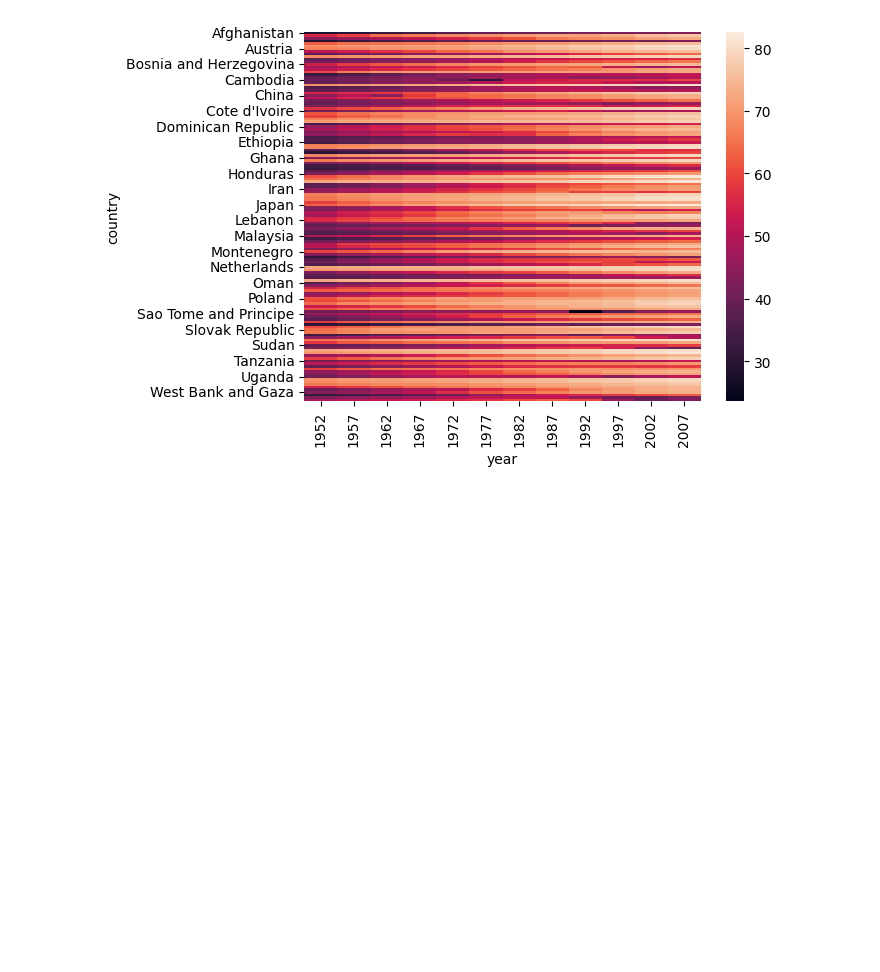
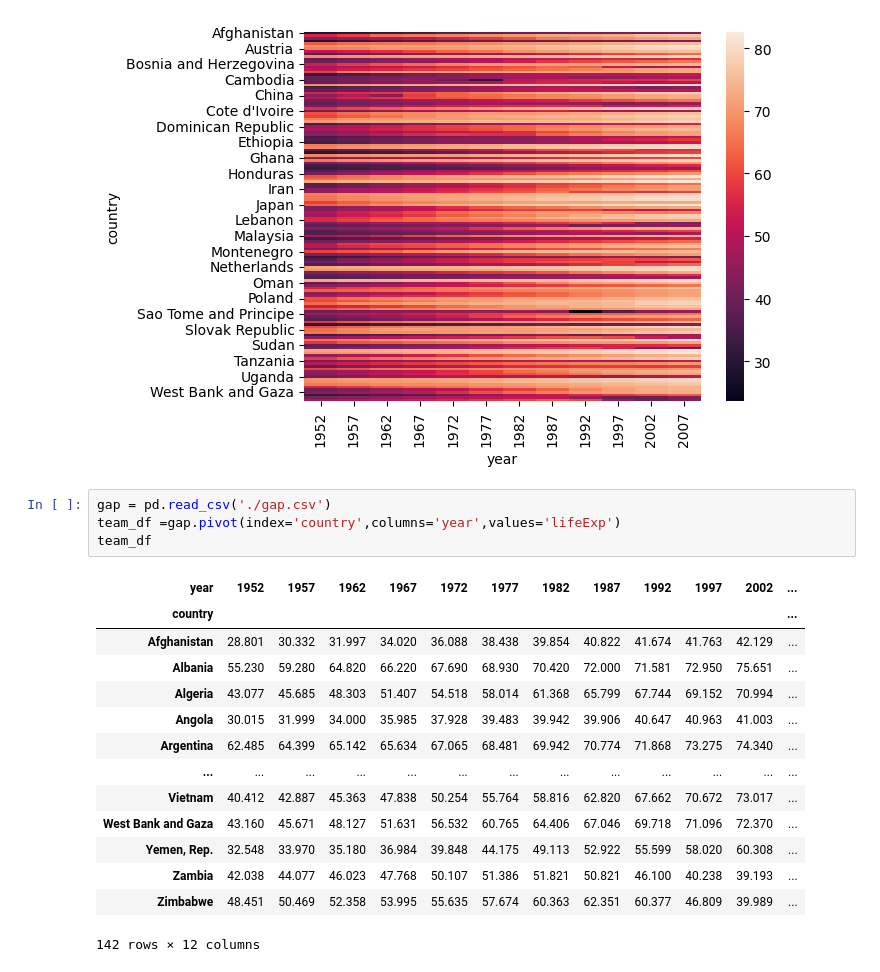
Before and after one commit to dheeraj0342/DSML, a Jupyter notebook: seaborn.ipynb, the cells around one changed output. Cells and saved outputs as stored; diff of their text form; blank space fills up the shorter version.

```diff
--- a/seaborn.ipynb
+++ b/seaborn.ipynb
@@ -85,3 +85,22 @@ sns.heatmap(gap)
 # %% [output]
 <Axes: xlabel='year', ylabel='country'>
 [figure]
+# %%
+gap = pd.read_csv('./gap.csv')
+team_df =gap.pivot(index='country',columns='year',values='lifeExp')
+team_df
+# %% [output]
+| year | 1952 | 1957 | 1962 | 1967 | 1972 | 1977 | 1982 | 1987 | 1992 | 1997 | 2002 | ... |
+| country |  |  |  |  |  |  |  |  |  |  |  | ... |
+| Afghanistan | 28.801 | 30.332 | 31.997 | 34.020 | 36.088 | 38.438 | 39.854 | 40.822 | 41.674 | 41.763 | 42.129 | ... |
+| Albania | 55.230 | 59.280 | 64.820 | 66.220 | 67.690 | 68.930 | 70.420 | 72.000 | 71.581 | 72.950 | 75.651 | ... |
+| Algeria | 43.077 | 45.685 | 48.303 | 51.407 | 54.518 | 58.014 | 61.368 | 65.799 | 67.744 | 69.152 | 70.994 | ... |
+| Angola | 30.015 | 31.999 | 34.000 | 35.985 | 37.928 | 39.483 | 39.942 | 39.906 | 40.647 | 40.963 | 41.003 | ... |
+| Argentina | 62.485 | 64.399 | 65.142 | 65.634 | 67.065 | 68.481 | 69.942 | 70.774 | 71.868 | 73.275 | 74.340 | ... |
+| ... | ... | ... | ... | ... | ... | ... | ... | ... | ... | ... | ... | ... |
+| Vietnam | 40.412 | 42.887 | 45.363 | 47.838 | 50.254 | 55.764 | 58.816 | 62.820 | 67.662 | 70.672 | 73.017 | ... |
+| West Bank and Gaza | 43.160 | 45.671 | 48.127 | 51.631 | 56.532 | 60.765 | 64.406 | 67.046 | 69.718 | 71.096 | 72.370 | ... |
+| Yemen, Rep. | 32.548 | 33.970 | 35.180 | 36.984 | 39.848 | 44.175 | 49.113 | 52.922 | 55.599 | 58.020 | 60.308 | ... |
+| Zambia | 42.038 | 44.077 | 46.023 | 47.768 | 50.107 | 51.386 | 51.821 | 50.821 | 46.100 | 40.238 | 39.193 | ... |
+| Zimbabwe | 48.451 | 50.469 | 52.358 | 53.995 | 55.635 | 57.674 | 60.363 | 62.351 | 60.377 | 46.809 | 39.989 | ... |
+142 rows × 12 columns
```
